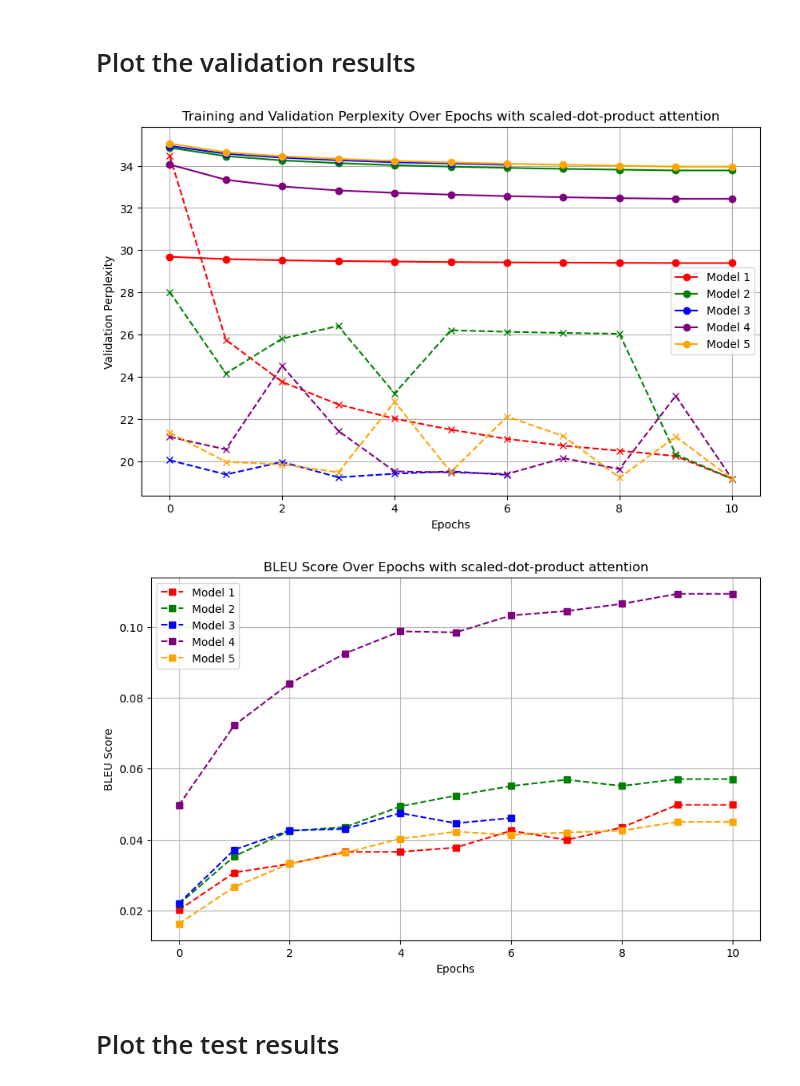
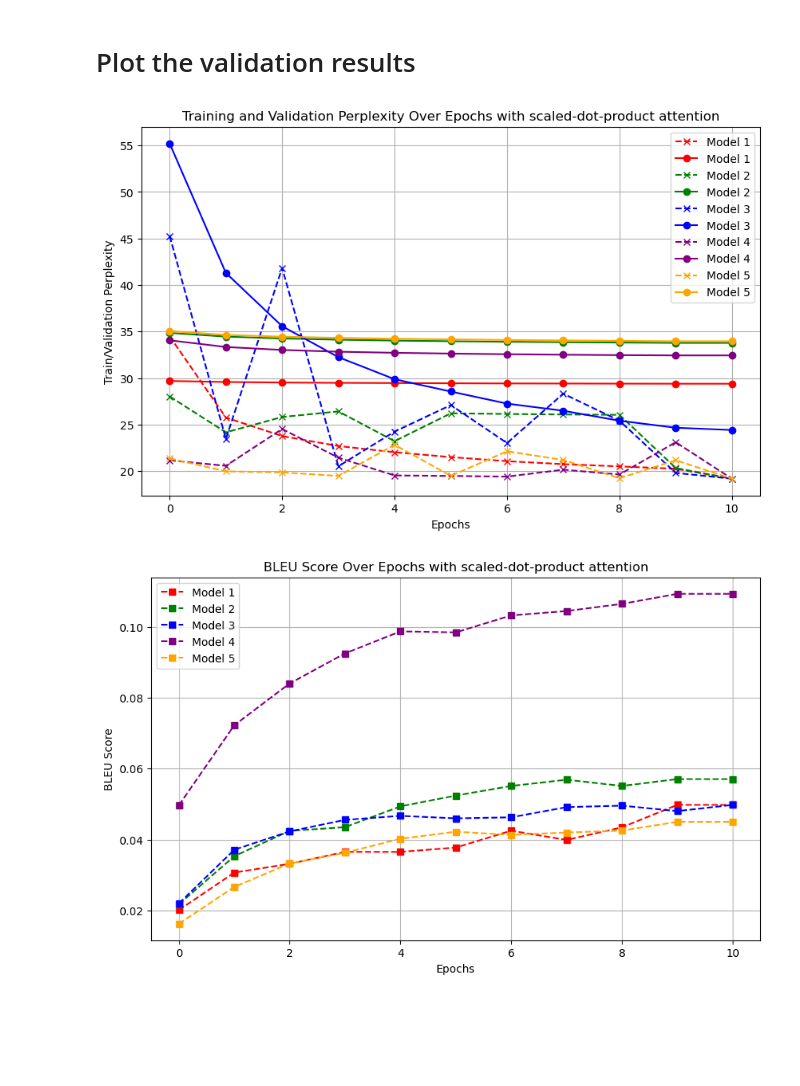
Before and after one commit to michaelb48/nlp-attention-is-all-you-need, a Jupyter notebook: Plots.ipynb, the cells around one changed output. Drawn from its saved outputs; the diff is of its cells as text; code cells hidden in the pictures; blank space fills up the shorter version.

Commit message:
Added model 3 to the plot

```diff
--- a/Plots.ipynb
+++ b/Plots.ipynb
@@ -46,36 +46,34 @@ labels = [f"Model {i+1}" for i, _ in enumerate(csv_files)]
 
 plt.figure(figsize=(10, 6))
 
 for i, file in enumerate(csv_files):
     df = pd.read_csv(file)
     df.columns = df.columns.str.strip()
 
-    plt.plot(df["Epoch"], df["TrainPerplexity"], color=colors[i], marker="x", linestyle='--')
+    plt.plot(df["Epoch"], df["TrainPerplexity"], color=colors[i], marker="x", linestyle='--', label=labels[i])
 
     plt.plot(df["Epoch"], df["ValidPerplexity"], color=colors[i], marker="o", label=labels[i])
 
 plt.xlabel("Epochs")
-plt.ylabel("Validation Perplexity")
+plt.ylabel("Train/Validation Perplexity")
 plt.title("Training and Validation Perplexity Over Epochs with scaled-dot-product attention")
 plt.legend()
 plt.grid(True)
 plt.show()
 
 # BlEU score
 plt.figure(figsize=(10, 6))
 for i, file in enumerate(csv_files):
     df = pd.read_csv(file)
     df.columns = df.columns.str.strip()
     plt.plot(df["Epoch"], df["Bleu"], color=colors[i], marker="s", linestyle="dashed", label=labels[i])
 
 plt.xlabel("Epochs")
 plt.ylabel("BLEU Score")
 plt.title("BLEU Score Over Epochs with scaled-dot-product attention")
 plt.legend()
 plt.grid(True)
 plt.show()
 # %% [output]
-[figure, old version]
+[figure, new version]
-[figure, old version]
+[figure, new version]
-# %% [markdown]
-# Plot the test results
```
Also changed, not shown: parts of 1 cell of this notebook.
